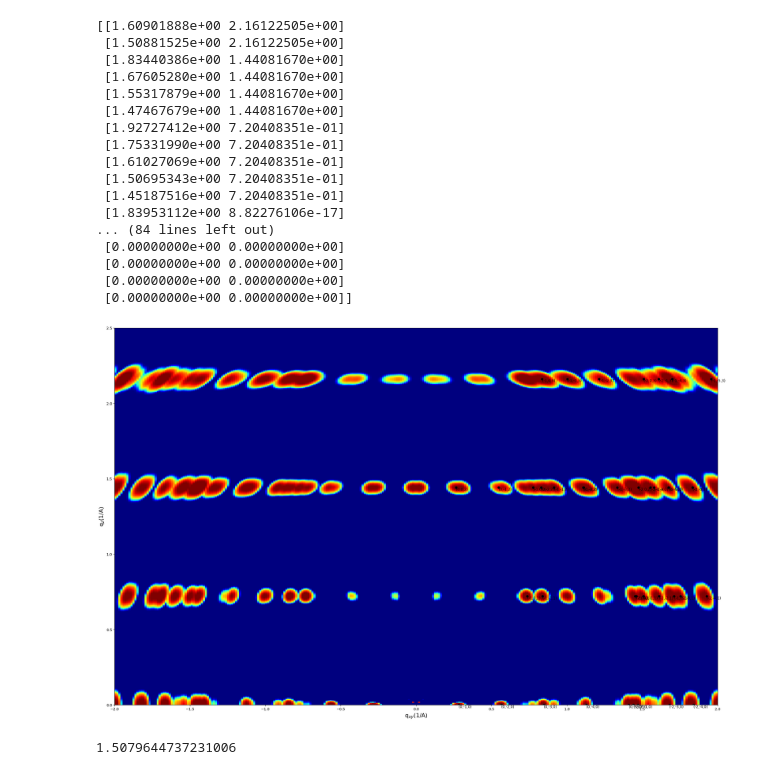
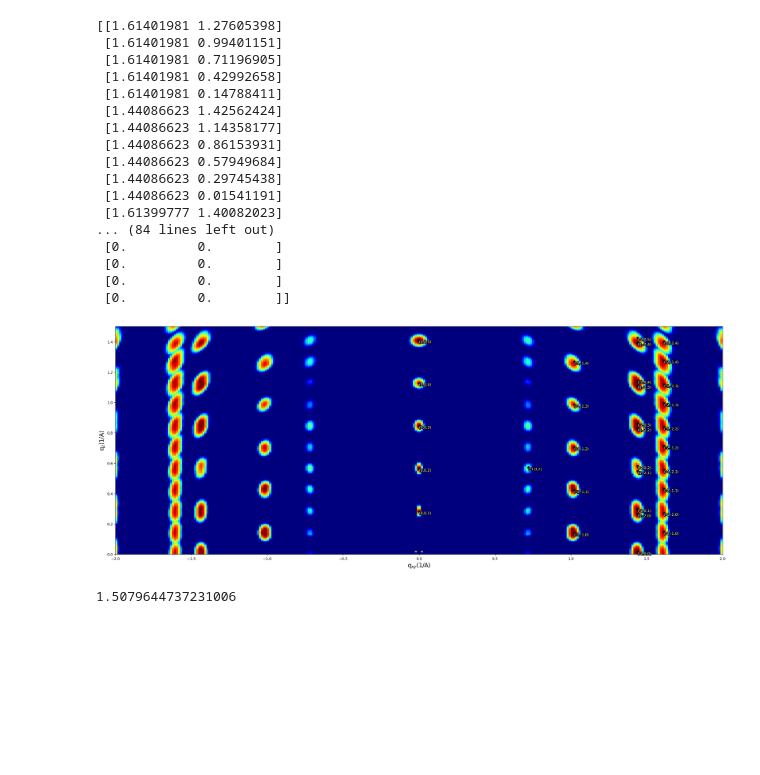
Before and after one commit to ZihanZhang-1996/2D_diffraction, a Jupyter notebook: diffraction.ipynb, the cells around one changed output. Cells and saved outputs as stored; diff of their text form; code cells hidden in the pictures; blank space fills up the shorter version.

```diff
--- a/diffraction.ipynb
+++ b/diffraction.ipynb
@@ -11,12 +12,12 @@ import scipy.ndimage as ndimage
 # import scipy.ndimage as filters
 # %%
 # use thetax and thetay to adjust initial orientation of the sample
-thetax=np.pi/2*1
+thetax=np.pi/2*0
 thetay=np.pi/2*0
-hkl_dimension=10
+hkl_dimension=5
 
 # sigma_theta, if you need a small number for single crystal, input~0.01, if you need infinity, input~1000
-sigma1=0.02
+sigma1=0.01
 
 # sigma_phi
 sigma2=1000
@@ -26,8 +27,8 @@ sigma3=0.01
 
 # settings for imagine plane
 resolutionx=300
-qxymax=2.5
-qzmax=3
+qxymax=2
+qzmax=1.5
 qzmin=0
 
 resolutionz=int(resolutionx/qxymax*qzmax)
@@ -35,7 +36,7 @@ gridx,gridz=np.meshgrid(np.linspace(-qxymax,qxymax,resolutionx),np.linspace(qzmi
 # %%
 # read crystal structure(POSCAR file which can be converted easily from cif on VESTA)
 dirr = ''
-filename = 'MA2DMF2Pb3I8_Petrov2017'
+filename = 'Demi_12142022'
 # filename = 'MA2DMF2Pb2I6_Petrov2017'
 address = dirr + filename +'.vasp'
 a1,a2,a3,positions=diff.read_poscar(address) # example (graphite)
@@ -107,7 +113,7 @@ qrange=[-qxymax, qxymax, qzmin, qzmax]
 Mindexrange=np.linspace(0,hkl_dimension,hkl_dimension+1)
 Mindexrange=Mindexrange.astype('int')
 
-Cutoff_I=0.01
+Cutoff_I=0.001
 
 def Mindexing(data,colorbar,fsize,qrange,Mindexrange,I_miller,Cutoff_I,Mqxy,Mqz):
     simuposi=np.zeros([100,2])
@@ -116,53 +122,55 @@ def Mindexing(data,colorbar,fsize,qrange,Mindexrange,I_miller,Cutoff_I,Mqxy,Mqz)
     plt.imshow(data, interpolation='nearest', cmap=cm.jet,
                    origin='lower', extent=qrange,
                    vmax=colorbar*data.max(), vmin=data.min())
     plt.xlabel('q$_{xy}$(1/A)',fontsize=16)
     plt.ylabel('q$_{z}$(1/A)',fontsize=16)
 
     MaxI=0
     for h in Mindexrange:
         for k in Mindexrange:
             for l in Mindexrange:
                 if Mqxy[h,k,l]<qxymax and Mqz[h,k,l]>qzmin and Mqz[h,k,l]<qzmax:
                     MaxI=np.maximum(I_miller[h,k,l],MaxI)
 
     for h in Mindexrange:
         for k in Mindexrange:
             for l in Mindexrange:
                 if Mqxy[h,k,l]<qxymax and Mqz[h,k,l]>qzmin and Mqz[h,k,l]<qzmax:
                     if I_miller[h,k,l]>Cutoff_I*MaxI:
                         plt.plot(Mqxy[h,k,l],Mqz[h,k,l], 'ko')
                         simuposi[isimuposi,0]=Mqxy[h,k,l]
                         simuposi[isimuposi,1]=Mqz[h,k,l]
                         isimuposi=isimuposi+1
-                        textstr='('+str(h-hkl_dimension)+','+str(l-hkl_dimension)+','+str(-k+hkl_dimension)+')'
-                        plt.text(Mqxy[h,k,l]/(2*qxymax)+0.5, (Mqz[h,k,l]-qzmin)/(qzmax-qzmin), textstr,
-                                 transform=ax.transAxes, fontsize=10,verticalalignment='top',color='k')
+                        textstr='('+str(h-hkl_dimension)+','+str(k-hkl_dimension)+','+str(-l+hkl_dimension)+')'
+                        millerplt=plt.text(Mqxy[h,k,l]/(2*qxymax)+0.5, (Mqz[h,k,l]-qzmin)/(qzmax-qzmin), textstr,
+                                 transform=ax.transAxes, fontsize=10,verticalalignment='top',color='w')
+                        millerplt.set_path_effects([path_effects.Stroke(linewidth=3, foreground='black'),
+                                    path_effects.Normal()])
     return simuposi
 
 
 simuposi=Mindexing(data,colorbar,fsize,qrange,Mindexrange,I_miller,Cutoff_I,Mqxy,Mqz)
 print(simuposi)
 # plt.savefig(dirr + filename +'_1' +'.pdf')
 # %% [output]
-[[1.60901888e+00 2.16122505e+00]
- [1.50881525e+00 2.16122505e+00]
- [1.83440386e+00 1.44081670e+00]
- [1.67605280e+00 1.44081670e+00]
- [1.55317879e+00 1.44081670e+00]
- [1.47467679e+00 1.44081670e+00]
- [1.92727412e+00 7.20408351e-01]
- [1.75331990e+00 7.20408351e-01]
- [1.61027069e+00 7.20408351e-01]
- [1.50695343e+00 7.20408351e-01]
- [1.45187516e+00 7.20408351e-01]
- [1.83953112e+00 8.82276106e-17]
+[[1.61401981 1.27605398]
+ [1.61401981 0.99401151]
+ [1.61401981 0.71196905]
+ [1.61401981 0.42992658]
+ [1.61401981 0.14788411]
+ [1.44086623 1.42562424]
+ [1.44086623 1.14358177]
+ [1.44086623 0.86153931]
+ [1.44086623 0.57949684]
+ [1.44086623 0.29745438]
+ [1.44086623 0.01541191]
+ [1.61399777 1.40082023]
 ... (84 lines left out)
- [0.00000000e+00 0.00000000e+00]
- [0.00000000e+00 0.00000000e+00]
- [0.00000000e+00 0.00000000e+00]
- [0.00000000e+00 0.00000000e+00]]
+ [0.         0.        ]
+ [0.         0.        ]
+ [0.         0.        ]
+ [0.         0.        ]]
-[figure, old version]
+[figure, new version]
 # %%
 def phid1(theta00,data,exp_peak_postions):
     thetax=np.pi/2*0
```
Also changed, not shown: parts of 4 cells of this notebook, 1 other file.
